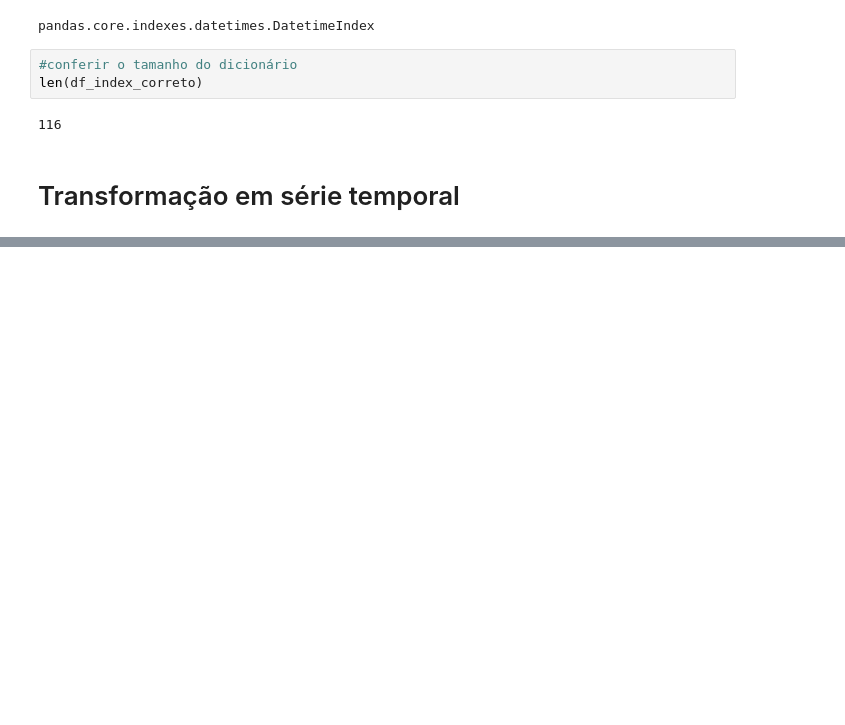
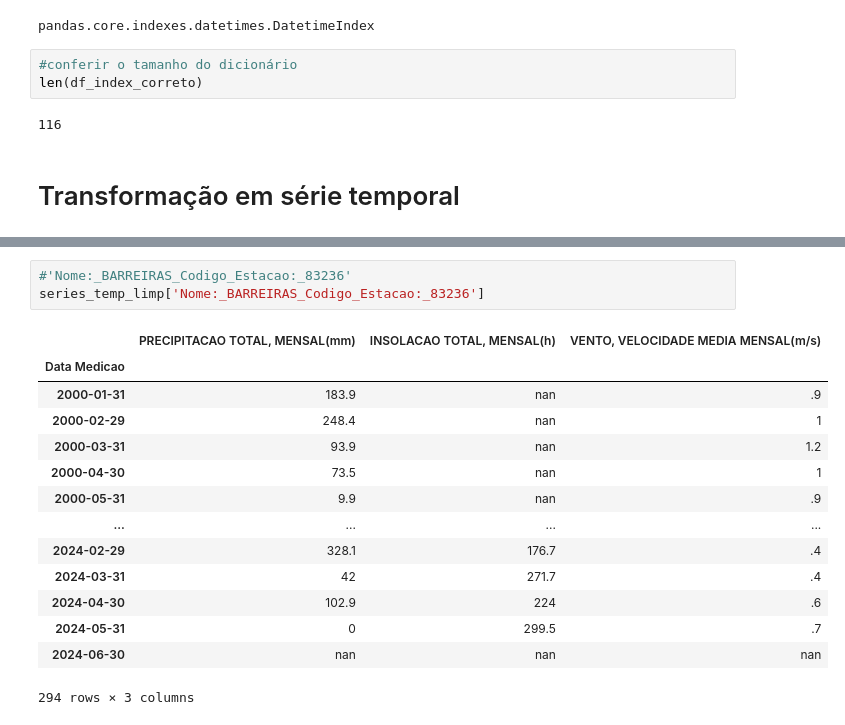
Before and after one commit to maryofcarmo/AULA01, a Jupyter notebook: pente_fino.ipynb, the cells around one changed output, grey strips where cells are left out. Saved outputs shown, nothing was run; the diff lists cells and outputs as text; blank space fills up the shorter version.

```diff
--- a/pente_fino.ipynb
+++ b/pente_fino.ipynb
@@ -285,0 +372,18 @@ dataframes_datatime_index_correto
+# %%
+#'Nome:_BARREIRAS_Codigo_Estacao:_83236'
+series_temp_limp['Nome:_BARREIRAS_Codigo_Estacao:_83236']
+# %% [output]
+|  | PRECIPITACAO TOTAL, MENSAL(mm) | INSOLACAO TOTAL, MENSAL(h) | VENTO, VELOCIDADE MEDIA MENSAL(m/s) |
+| Data Medicao |  |  |  |
+| 2000-01-31 | 183.9 | nan | .9 |
+| 2000-02-29 | 248.4 | nan | 1 |
+| 2000-03-31 | 93.9 | nan | 1.2 |
+| 2000-04-30 | 73.5 | nan | 1 |
+| 2000-05-31 | 9.9 | nan | .9 |
+| ... | ... | ... | ... |
+| 2024-02-29 | 328.1 | 176.7 | .4 |
+| 2024-03-31 | 42 | 271.7 | .4 |
+| 2024-04-30 | 102.9 | 224 | .6 |
+| 2024-05-31 | 0 | 299.5 | .7 |
+| 2024-06-30 | nan | nan | nan |
+294 rows × 3 columns
```
Also changed, not shown: parts of 13 cells of this notebook.
